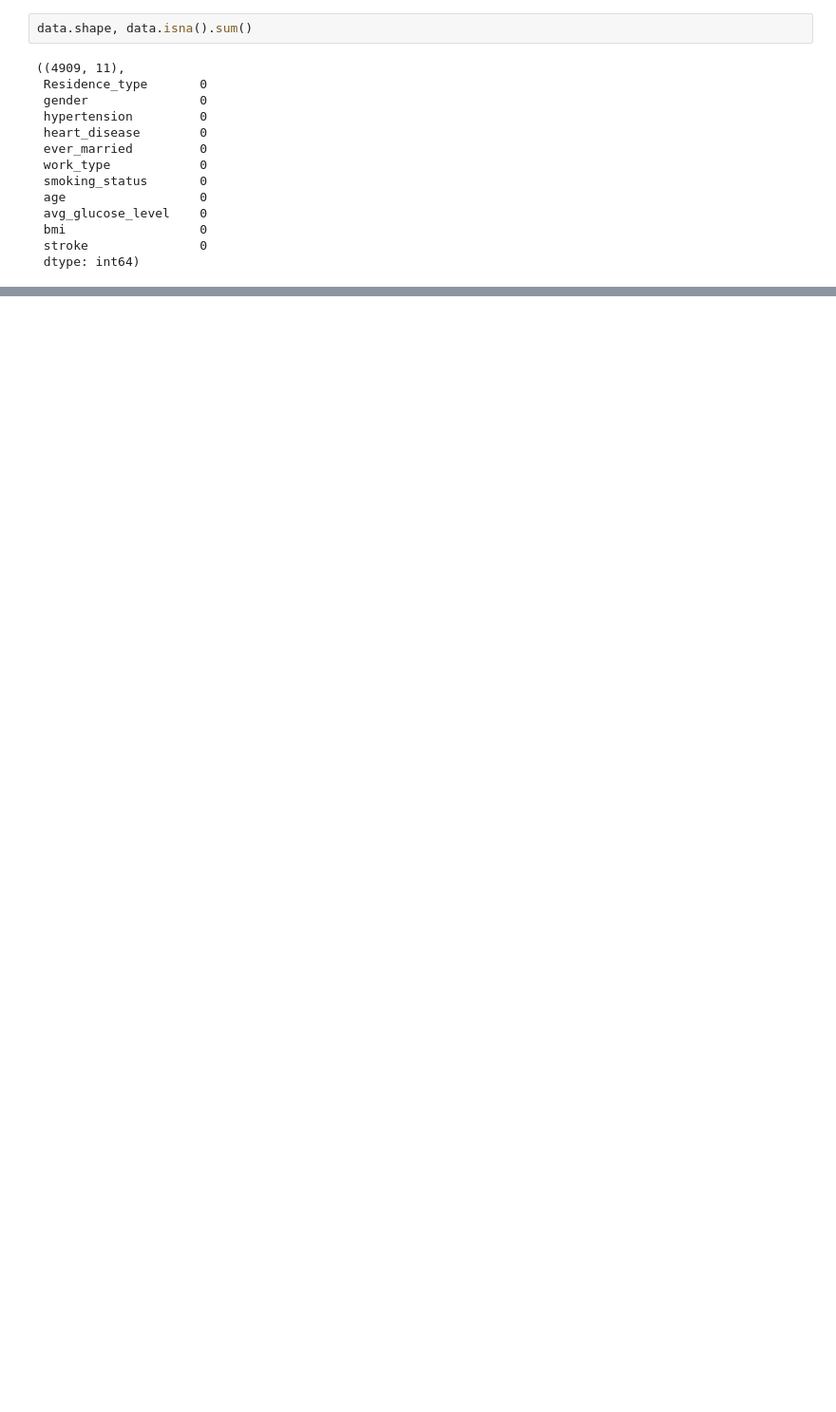
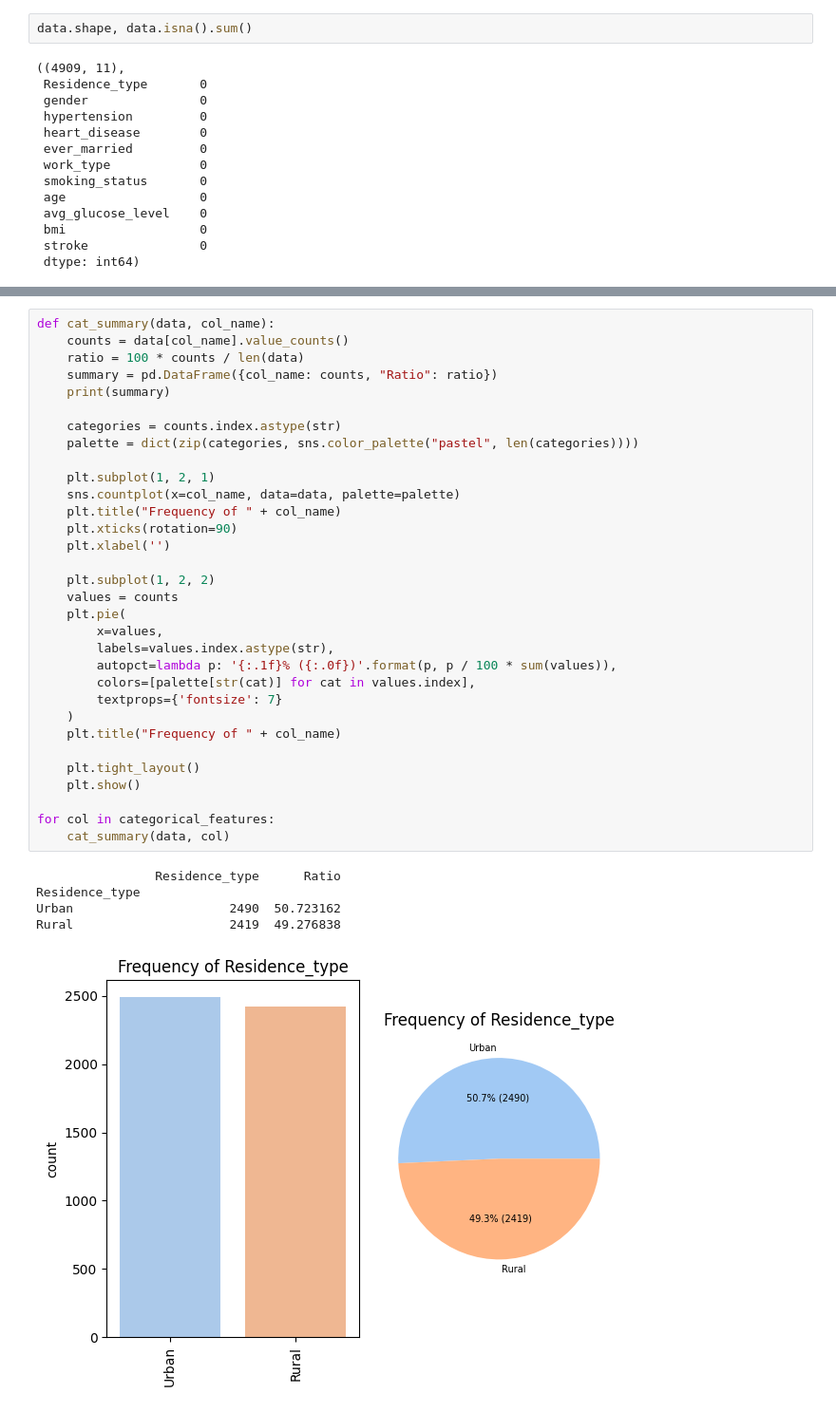
Before and after one commit to mtfattahpour/stroke-prediction, a Jupyter notebook: notebooks/data_exploration.ipynb, the cells around one changed output, grey strips where cells are left out. Shown: that part at 95% size. Saved outputs shown, nothing was run; the diff lists cells and outputs as text; blank space fills up the shorter version.

```diff
--- a/notebooks/data_exploration.ipynb
+++ b/notebooks/data_exploration.ipynb
@@ -136,0 +157,38 @@ data.shape, data.isna().sum()
+# %%
+def cat_summary(data, col_name):
+    counts = data[col_name].value_counts()
+    ratio = 100 * counts / len(data)
+    summary = pd.DataFrame({col_name: counts, "Ratio": ratio})
+    print(summary)
+
+    categories = counts.index.astype(str)
+    palette = dict(zip(categories, sns.color_palette("pastel", len(categories))))
+
+    plt.subplot(1, 2, 1)
+    sns.countplot(x=col_name, data=data, palette=palette)
+    plt.title("Frequency of " + col_name)
+    plt.xticks(rotation=90)
+    plt.xlabel('')
+
+    plt.subplot(1, 2, 2)
+    values = counts
+    plt.pie(
+        x=values,
+        labels=values.index.astype(str),
+        autopct=lambda p: '{:.1f}% ({:.0f})'.format(p, p / 100 * sum(values)),
+        colors=[palette[str(cat)] for cat in values.index],
+        textprops={'fontsize': 7}
+    )
+    plt.title("Frequency of " + col_name)
+
+    plt.tight_layout()
+    plt.show()
+
+for col in categorical_features:
+    cat_summary(data, col)
+# %% [output]
+                Residence_type      Ratio
+Residence_type
+Urban                     2490  50.723162
+Rural                     2419  49.276838
+[figure, added]
```
Also changed, not shown: parts of 15 cells of this notebook.
